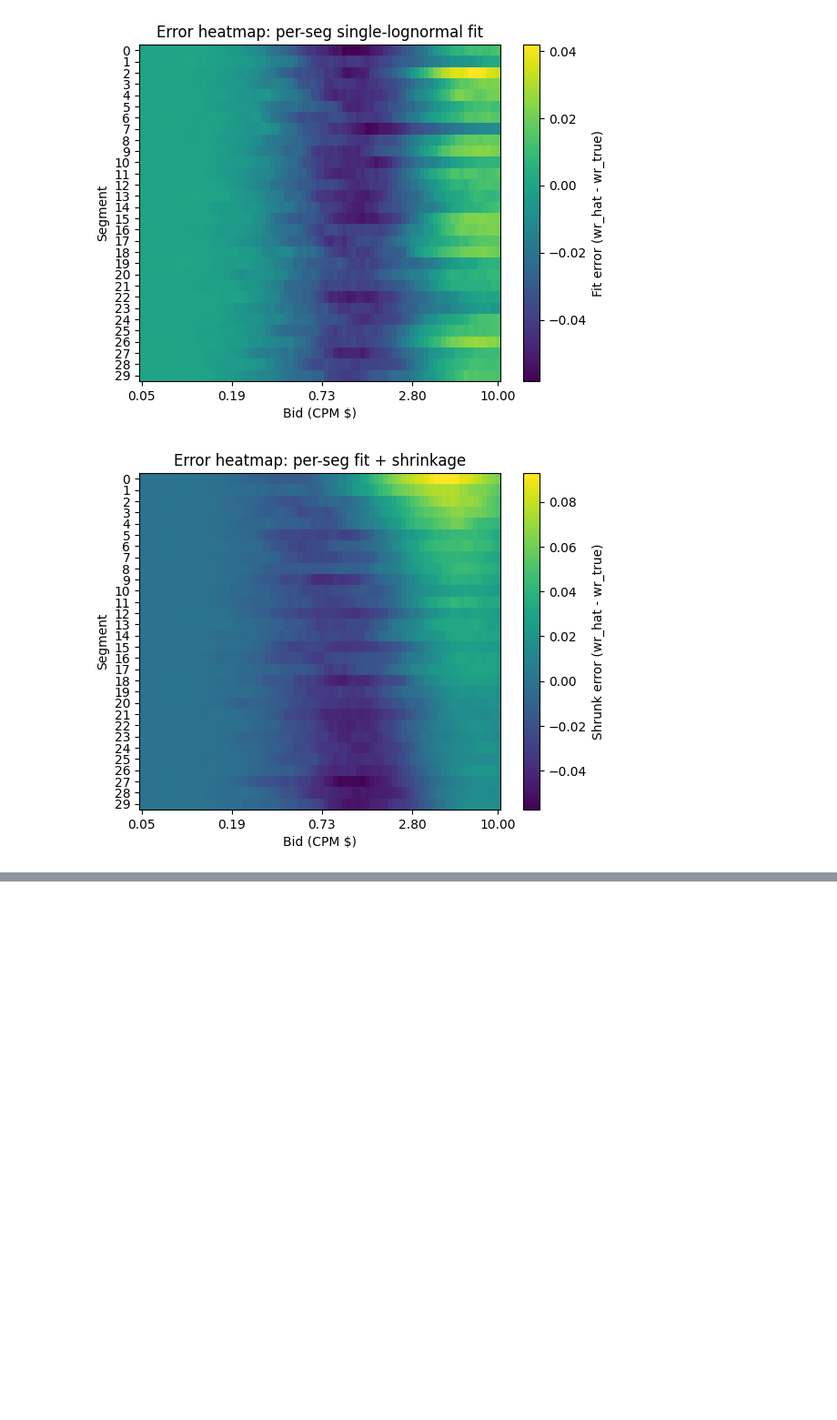
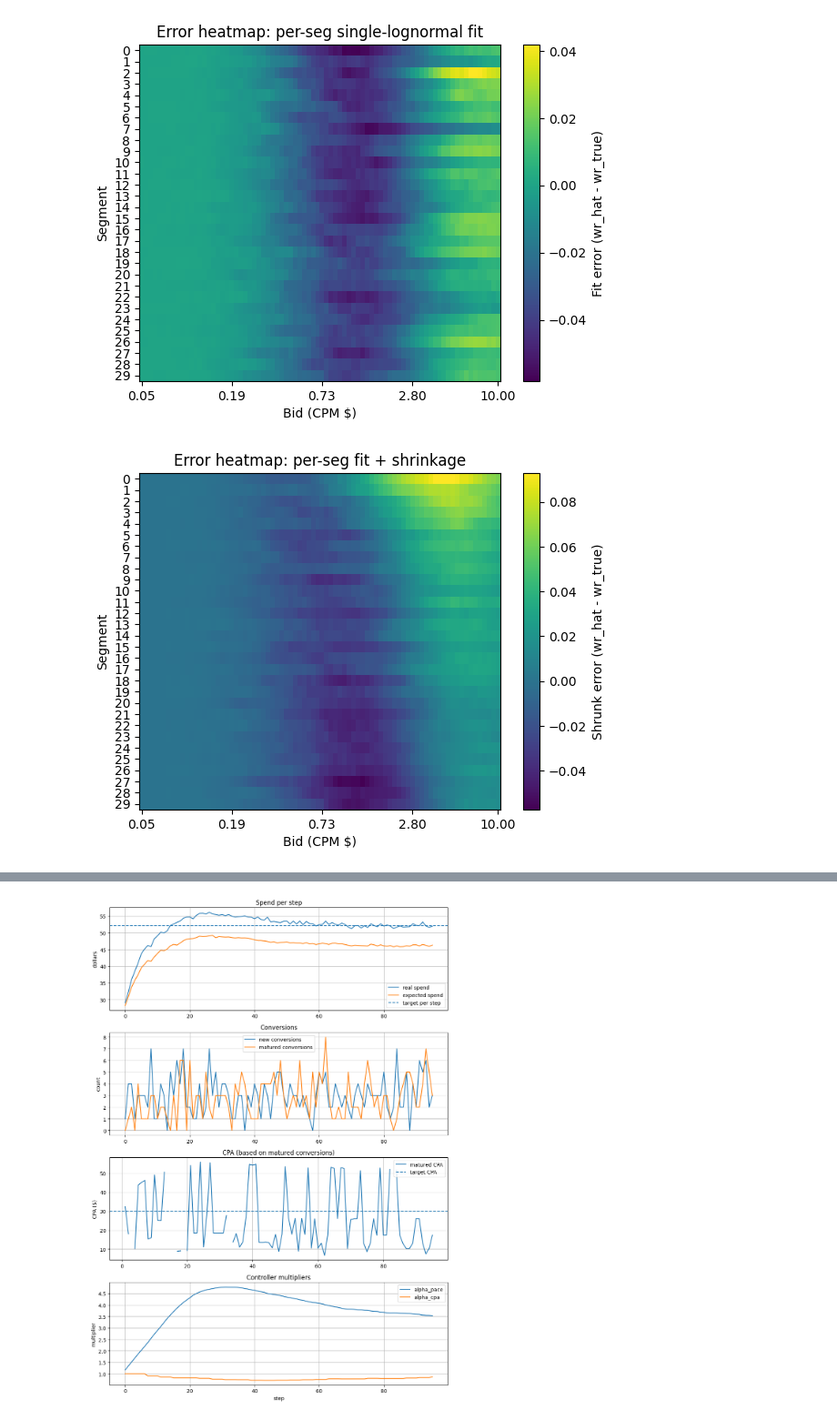
Before and after one commit to xuyang1220/bid-landscape, a Jupyter notebook: notebooks/bid_landsacpe.ipynb, the cells around one changed output, grey strips where cells are left out. Shown at 91% size. Cells and saved outputs as stored; diff of their text form; code cells hidden in the pictures; blank space fills up the shorter version.

Commit message:
Add complete bidding loop simulator with bid landscape.

```diff
--- a/notebooks/bid_landsacpe.ipynb
+++ b/notebooks/bid_landsacpe.ipynb
@@ -936,0 +1208,15 @@ plt.show()
+# %%
+# from feature-dependent fit
+theta = fit["theta"]
+sigma_global = fit["sigma"]
+
+X1 = np.concatenate([np.ones((X.shape[0], 1)), X], axis=1)
+mu_x = X1 @ theta  # per impression
+
+# per segment mu_s = mean(mu_x | seg)
+mu_by_seg = np.zeros(S)
+sigma_by_seg = np.zeros(S)
+for s in range(S):
+    idx = np.where(seg_id == s)[0]
+    mu_by_seg[s] = mu_x[idx].mean()
+    sigma_by_seg[s] = sigma_global  # or you can estimate per-seg sigma similarly
@@ -936,0 +1254,82 @@ plt.show()
+# %%
+import numpy as np
+import matplotlib.pyplot as plt
+
+def plot_simulator_hist(hist, budget_total=None, target_cpa=None):
+
+    T = len(hist["alpha_pace"])
+    steps = np.arange(T)
+
+    spend_real = np.array(hist["spend_real"])
+    spend_exp  = np.array(hist["spend_exp"])
+    conv_new   = np.array(hist["convs_new"])
+    conv_mat   = np.array(hist["convs_matured"])
+    cpa_mat    = np.array(hist["cpa_matured"])
+    wins       = np.array(hist["wins"])
+
+    alpha_pace = np.array(hist["alpha_pace"])
+    alpha_cpa  = np.array(hist["alpha_cpa"])
+
+    fig, axs = plt.subplots(4, 1, figsize=(10, 14))
+
+    # -----------------------------
+    # Spend per step
+    # -----------------------------
+    axs[0].plot(steps, spend_real, label="real spend")
+    axs[0].plot(steps, spend_exp, label="expected spend")
+
+    if budget_total is not None:
+        target_step = budget_total / T
+        axs[0].axhline(target_step, linestyle="--", label="target per step")
+
+    axs[0].set_title("Spend per step")
+    axs[0].set_ylabel("dollars")
+    axs[0].legend()
+    axs[0].grid(True)
+
+    # -----------------------------
+    # Conversions
+    # -----------------------------
+    axs[1].plot(steps, conv_new, label="new conversions")
+    axs[1].plot(steps, conv_mat, label="matured conversions")
+
+    axs[1].set_title("Conversions")
+    axs[1].set_ylabel("count")
+    axs[1].legend()
+    axs[1].grid(True)
+
+    # -----------------------------
+    # CPA
+    # -----------------------------
+    axs[2].plot(steps, cpa_mat, label="matured CPA")
+
+    if target_cpa is not None:
+        axs[2].axhline(target_cpa, linestyle="--", label="target CPA")
+
+    axs[2].set_title("CPA (based on matured conversions)")
+    axs[2].set_ylabel("CPA ($)")
+    axs[2].legend()
+    axs[2].grid(True)
+
+    # -----------------------------
+    # Multipliers
+    # -----------------------------
+    axs[3].plot(steps, alpha_pace, label="alpha_pace")
+    axs[3].plot(steps, alpha_cpa, label="alpha_cpa")
+
+    axs[3].set_title("Controller multipliers")
+    axs[3].set_ylabel("multiplier")
+    axs[3].set_xlabel("step")
+    axs[3].legend()
+    axs[3].grid(True)
+
+    plt.tight_layout()
+    plt.show()
+
+plot_simulator_hist(
+    hist,
+    budget_total=5000,
+    target_cpa=30
+)
+# %% [output]
+[figure, added]
```
Also changed, not shown: parts of 30 cells of this notebook.
